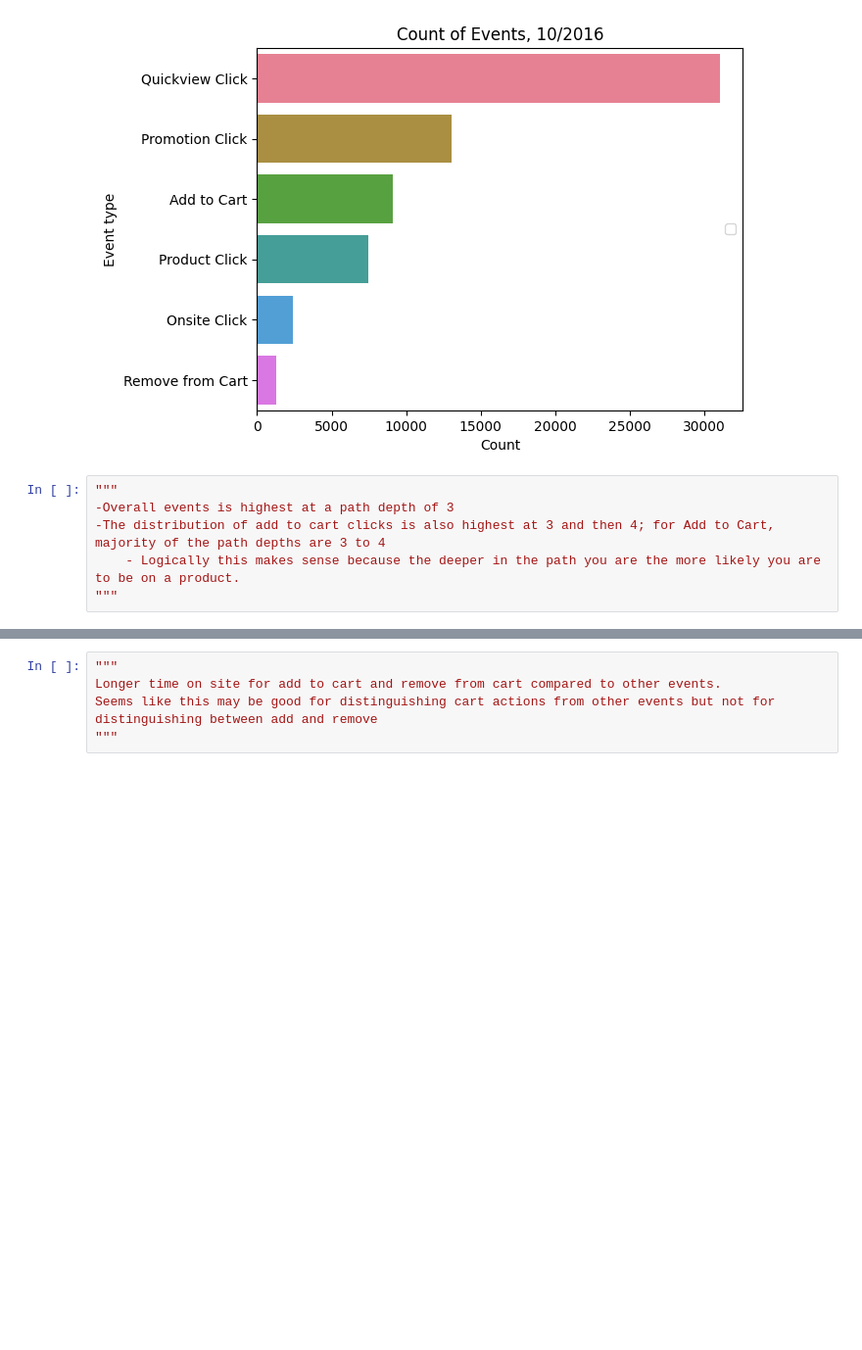
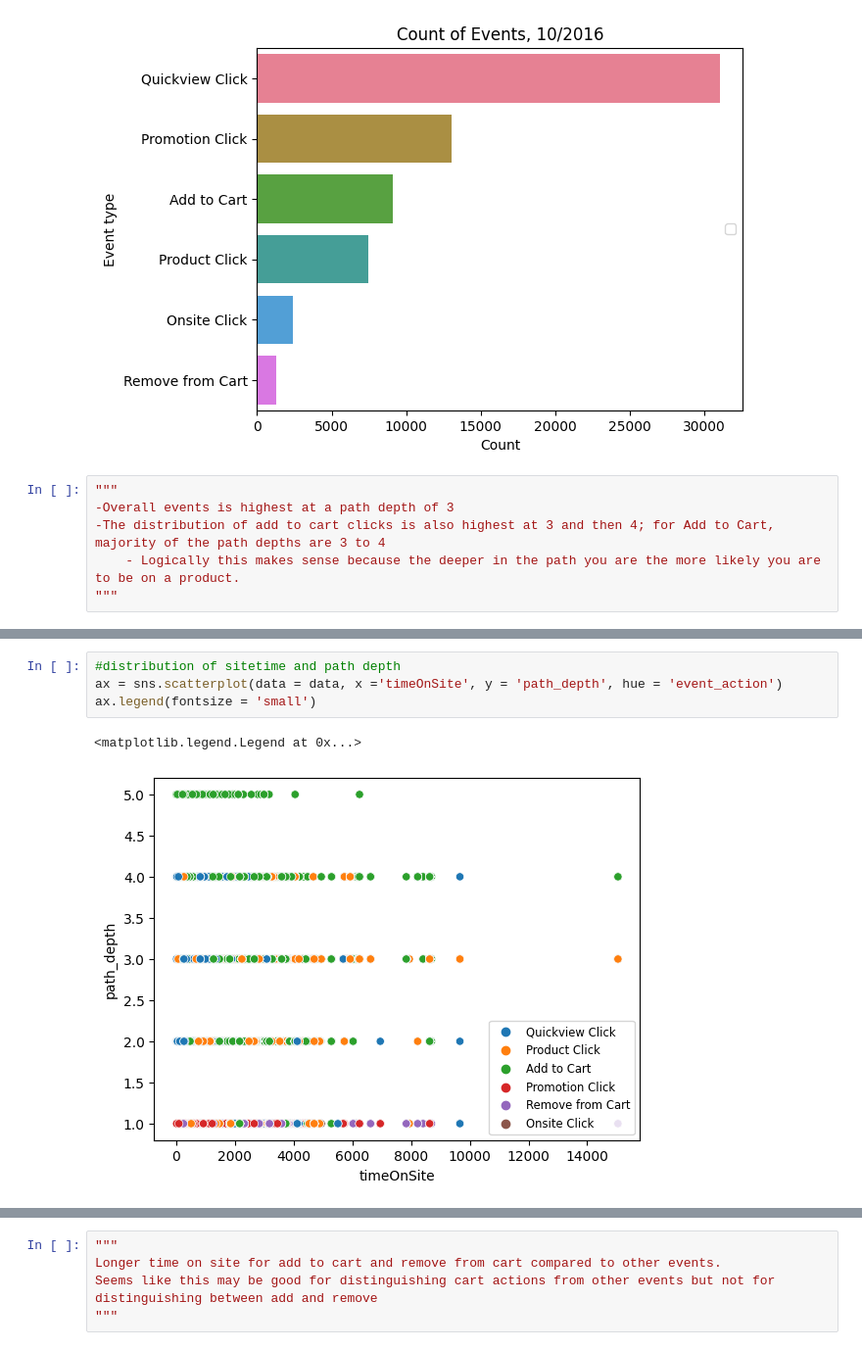
Before and after one commit to York-Solutions-B2E/jenny-huang-aml-capstone, a Jupyter notebook: eda.ipynb, the cells around one changed output, grey strips where cells are left out. Shown: that part at 98% size. Cells and saved outputs as stored; diff of their text form; blank space fills up the shorter version.

```diff
--- a/eda.ipynb
+++ b/eda.ipynb
@@ -123,5 +142,12 @@ path_depth
 4                      7239.0               NaN
 5                         NaN               NaN
 [figure]
+# %%
+#distribution of sitetime and path depth
+ax = sns.scatterplot(data = data, x ='timeOnSite', y = 'path_depth', hue = 'event_action')
+ax.legend(fontsize = 'small')
+# %% [output]
+<matplotlib.legend.Legend at 0x...>
+[figure, added]
 # %%
 #product category distribution
```
Also changed, not shown: parts of 10 cells of this notebook.
